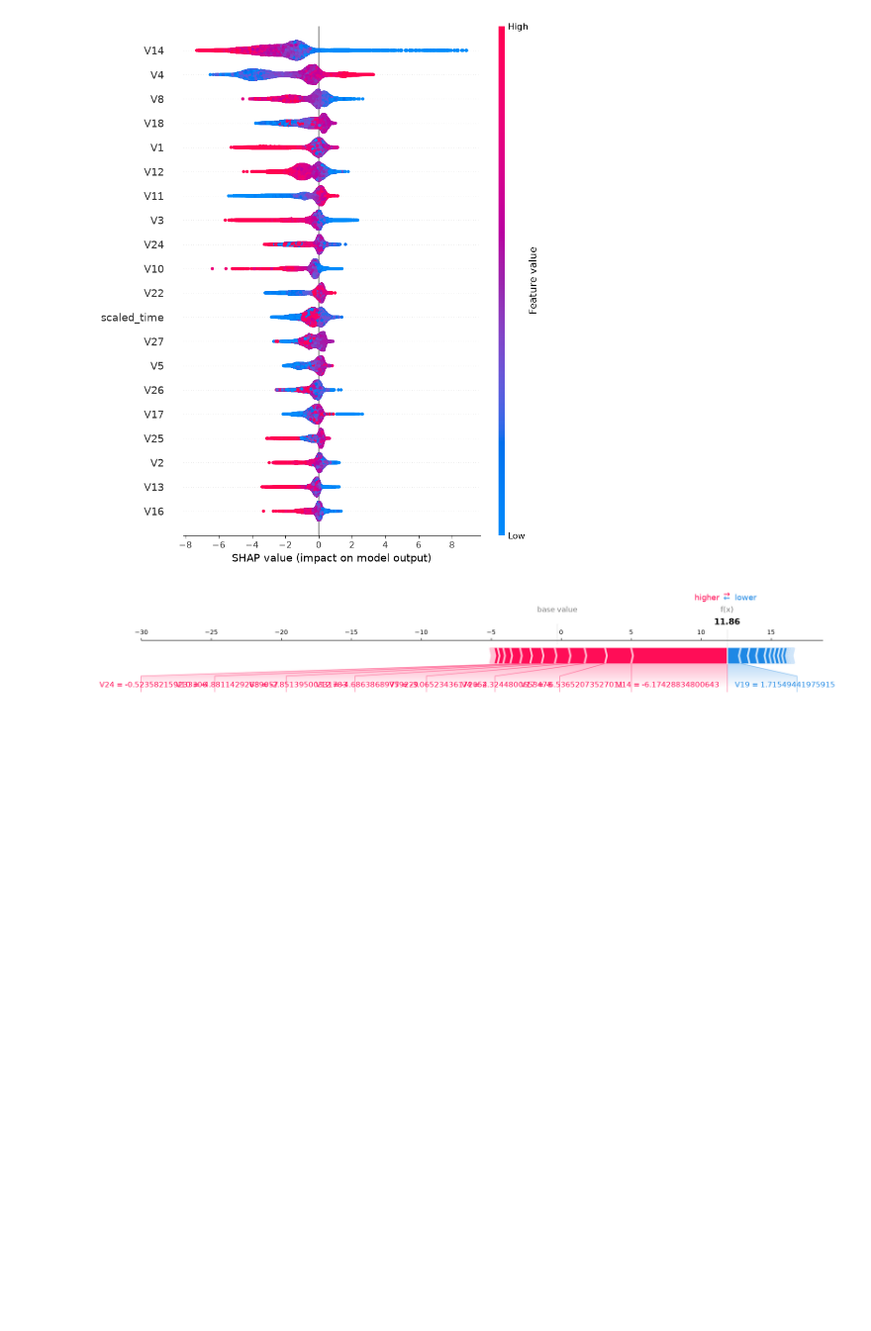
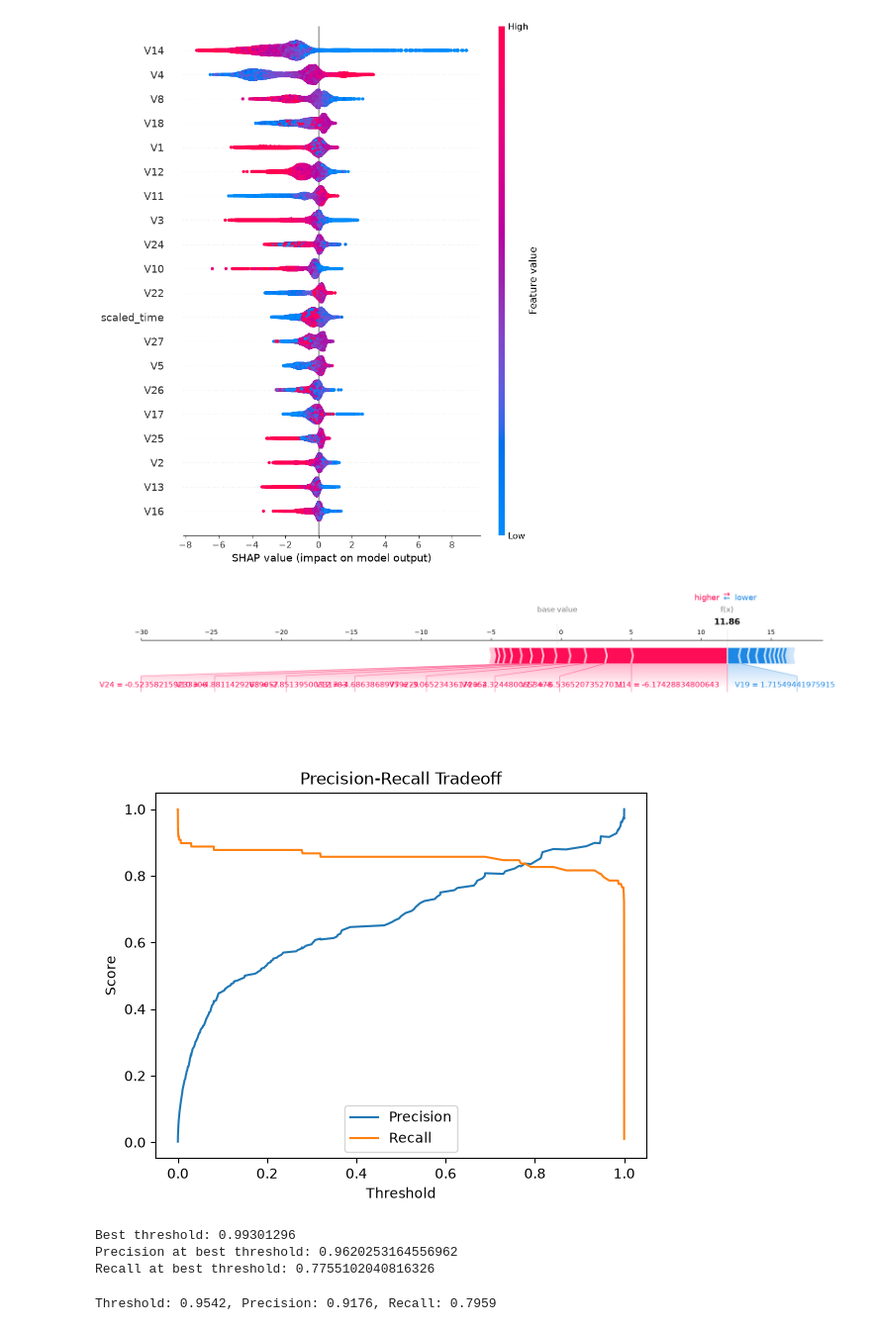
Before and after one commit to pinjarsoniyabi25cs-cyber/Bank-fraud-detection, a Jupyter notebook: eda.ipynb, the cells around one changed output. Shown at 99% size. Saved outputs shown, nothing was run; the diff lists cells and outputs as text; code cells hidden in the pictures; blank space fills up the shorter version.

Commit message:
Add threshold optimization analysis

```diff
--- a/eda.ipynb
+++ b/eda.ipynb
@@ -186,3 +186,41 @@ shap.force_plot(
 )
 # %% [output]
 [figure]
+# %%
+from sklearn.metrics import precision_recall_curve
+
+y_probs = model.predict_proba(X_test)[:, 1]
+precisions, recalls, thresholds = precision_recall_curve(y_test, y_probs)
+# %%
+import matplotlib.pyplot as plt
+
+plt.plot(thresholds, precisions[:-1], label='Precision')
+plt.plot(thresholds, recalls[:-1], label='Recall')
+plt.xlabel('Threshold')
+plt.ylabel('Score')
+plt.legend()
+plt.title('Precision-Recall Tradeoff')
+plt.show()
+# %% [output]
+[figure, added]
+# %%
+import numpy as np
+
+f1_scores = 2 * (precisions * recalls) / (precisions + recalls + 1e-9)
+best_index = np.argmax(f1_scores)
+best_threshold = thresholds[best_index]
+
+print("Best threshold:", best_threshold)
+print("Precision at best threshold:", precisions[best_index])
+print("Recall at best threshold:", recalls[best_index])
+# %% [output]
+Best threshold: 0.99301296
+Precision at best threshold: 0.9620253164556962
+Recall at best threshold: 0.7755102040816326
+# %%
+for i in range(len(thresholds)):
+    if recalls[i] < 0.80:
+        print(f"Threshold: {thresholds[i]:.4f}, Precision: {precisions[i]:.4f}, Recall: {recalls[i]:.4f}")
+        break
+# %% [output]
+Threshold: 0.9542, Precision: 0.9176, Recall: 0.7959
```
